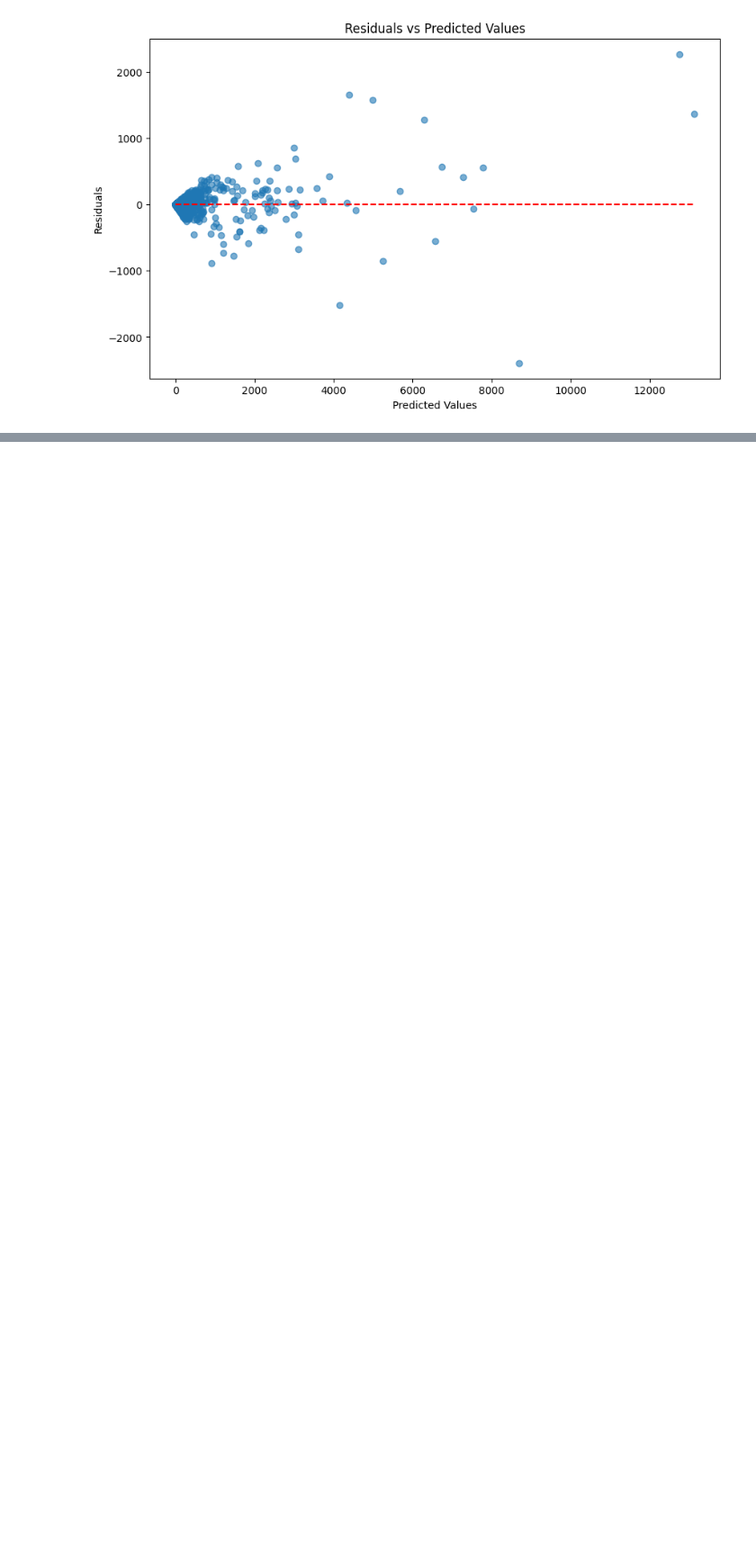
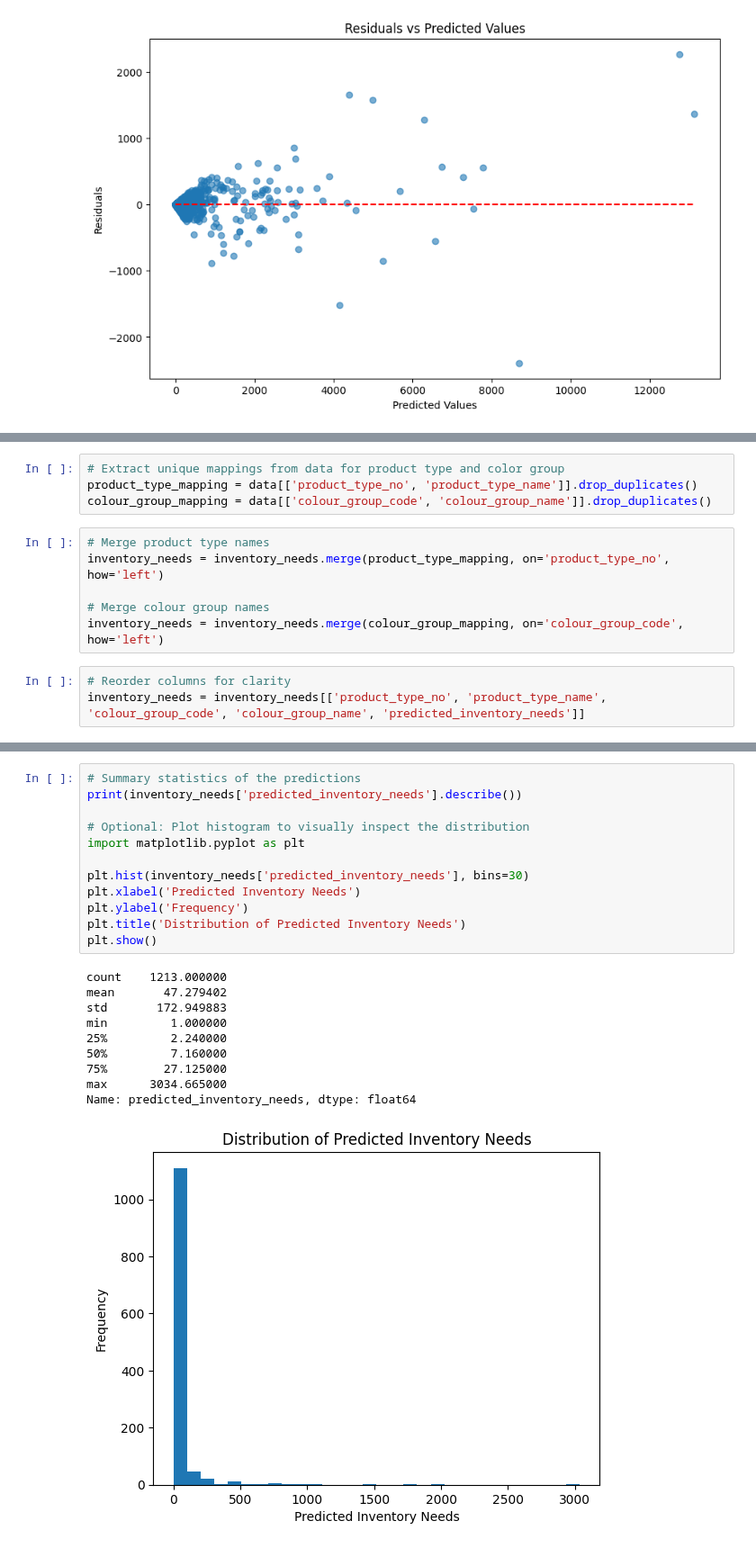
Before and after one commit to Barstov-Industries/Capstone, a Jupyter notebook: Old/ensemble_model.ipynb, the cells around one changed output, grey strips where cells are left out. Shown at 90% size. Saved outputs shown, nothing was run; the diff lists cells and outputs as text; blank space fills up the shorter version.

```diff
--- a/Old/ensemble_model.ipynb
+++ b/Old/ensemble_model.ipynb
@@ -281,0 +345,13 @@ plt.show()
+# %%
+# Extract unique mappings from data for product type and color group
+product_type_mapping = data[['product_type_no', 'product_type_name']].drop_duplicates()
+colour_group_mapping = data[['colour_group_code', 'colour_group_name']].drop_duplicates()
+# %%
+# Merge product type names
+inventory_needs = inventory_needs.merge(product_type_mapping, on='product_type_no', how='left')
+
+# Merge colour group names
+inventory_needs = inventory_needs.merge(colour_group_mapping, on='colour_group_code', how='left')
+# %%
+# Reorder columns for clarity
+inventory_needs = inventory_needs[['product_type_no', 'product_type_name', 'colour_group_code', 'colour_group_name', 'predicted_inventory_needs']]
@@ -281,0 +393,23 @@ plt.show()
+# %%
+# Summary statistics of the predictions
+print(inventory_needs['predicted_inventory_needs'].describe())
+
+# Optional: Plot histogram to visually inspect the distribution
+import matplotlib.pyplot as plt
+
+plt.hist(inventory_needs['predicted_inventory_needs'], bins=30)
+plt.xlabel('Predicted Inventory Needs')
+plt.ylabel('Frequency')
+plt.title('Distribution of Predicted Inventory Needs')
+plt.show()
+# %% [output]
+count    1213.000000
+mean       47.279402
+std       172.949883
+min         1.000000
+25%         2.240000
+50%         7.160000
+75%        27.125000
+max      3034.665000
+Name: predicted_inventory_needs, dtype: float64
+[figure, added]
```
Also changed, not shown: parts of 12 cells of this notebook, 1 other file.
